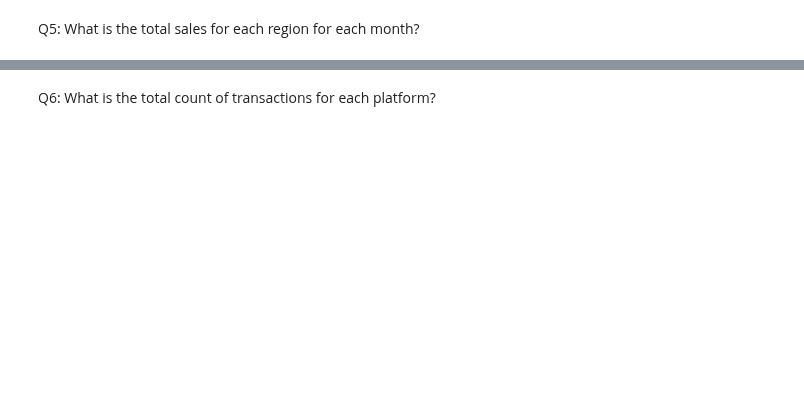
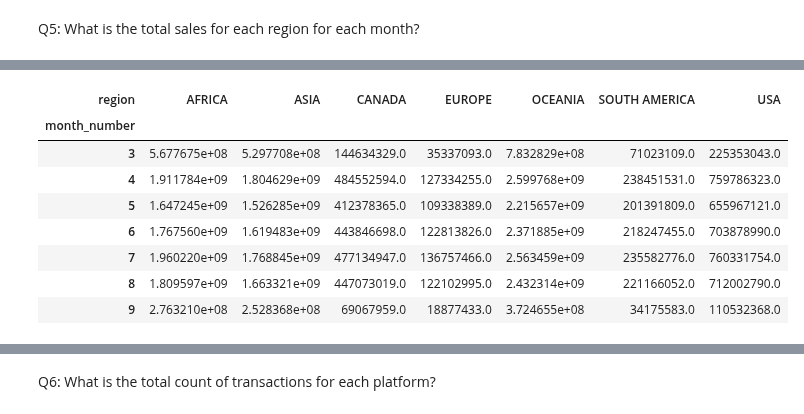
Before and after one commit to 20100215/8_Week_SQL_Challenge, a Jupyter notebook: Week 5 (Data Mart)/week5.ipynb, the cells around one changed output, grey strips where cells are left out. Cells and saved outputs as stored; diff of their text form; code cells hidden in the pictures; blank space fills up the shorter version.

```diff
--- a/Week 5 (Data Mart)/week5.ipynb
+++ b/Week 5 (Data Mart)/week5.ipynb
@@ -188,0 +278,14 @@ Q5: What is the total sales for each region for each month?
+# %%
+# Generating a pivot table for easier viewing
+q5_pivot = q5_df.pivot_table(index=['month_number'],columns=['region'],values='total_sales')
+q5_pivot
+# %% [output]
+| region | AFRICA | ASIA | CANADA | EUROPE | OCEANIA | SOUTH AMERICA | USA |
+| month_number |  |  |  |  |  |  |  |
+| 3 | 5.677675e+08 | 5.297708e+08 | 144634329.0 | 35337093.0 | 7.832829e+08 | 71023109.0 | 225353043.0 |
+| 4 | 1.911784e+09 | 1.804629e+09 | 484552594.0 | 127334255.0 | 2.599768e+09 | 238451531.0 | 759786323.0 |
+| 5 | 1.647245e+09 | 1.526285e+09 | 412378365.0 | 109338389.0 | 2.215657e+09 | 201391809.0 | 655967121.0 |
+| 6 | 1.767560e+09 | 1.619483e+09 | 443846698.0 | 122813826.0 | 2.371885e+09 | 218247455.0 | 703878990.0 |
+| 7 | 1.960220e+09 | 1.768845e+09 | 477134947.0 | 136757466.0 | 2.563459e+09 | 235582776.0 | 760331754.0 |
+| 8 | 1.809597e+09 | 1.663321e+09 | 447073019.0 | 122102995.0 | 2.432314e+09 | 221166052.0 | 712002790.0 |
+| 9 | 2.763210e+08 | 2.528368e+08 | 69067959.0 | 18877433.0 | 3.724655e+08 | 34175583.0 | 110532368.0 |
```
Also changed, not shown: parts of 13 cells of this notebook.
